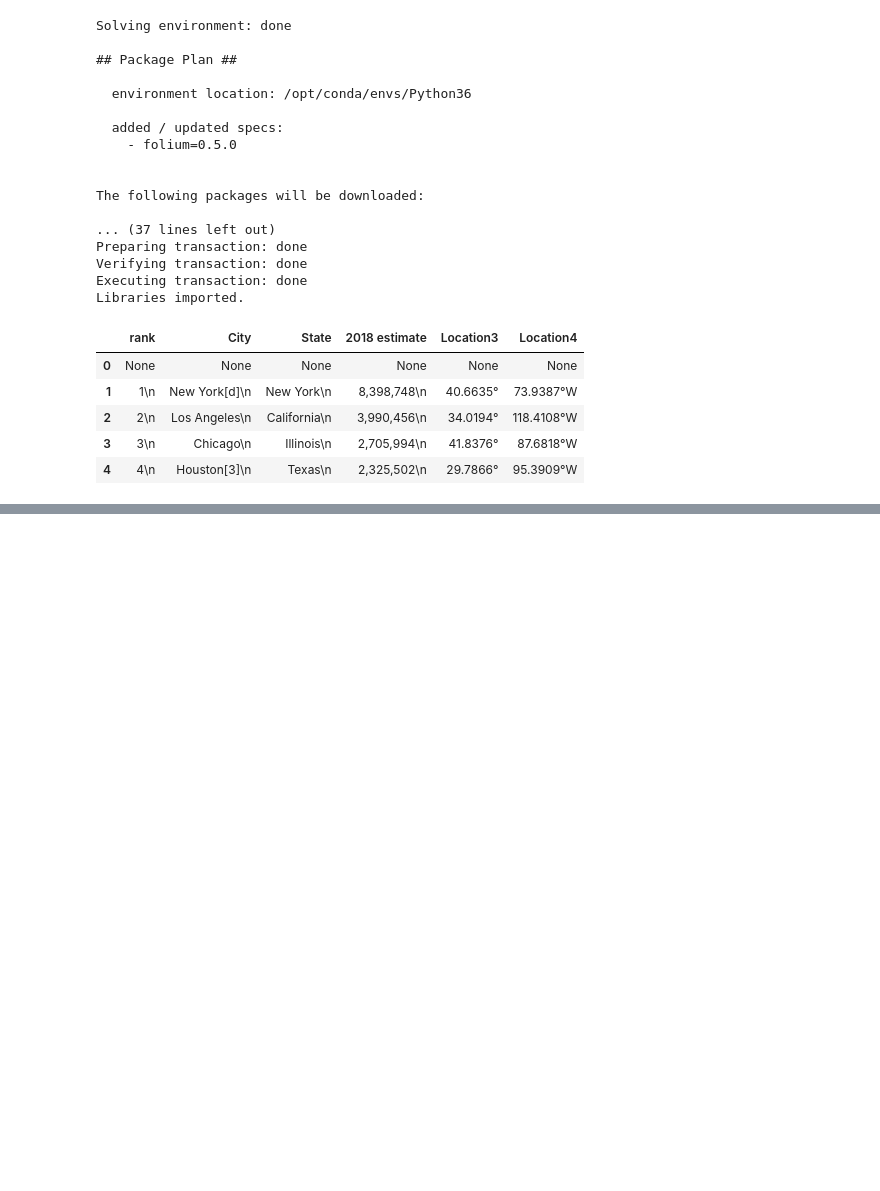
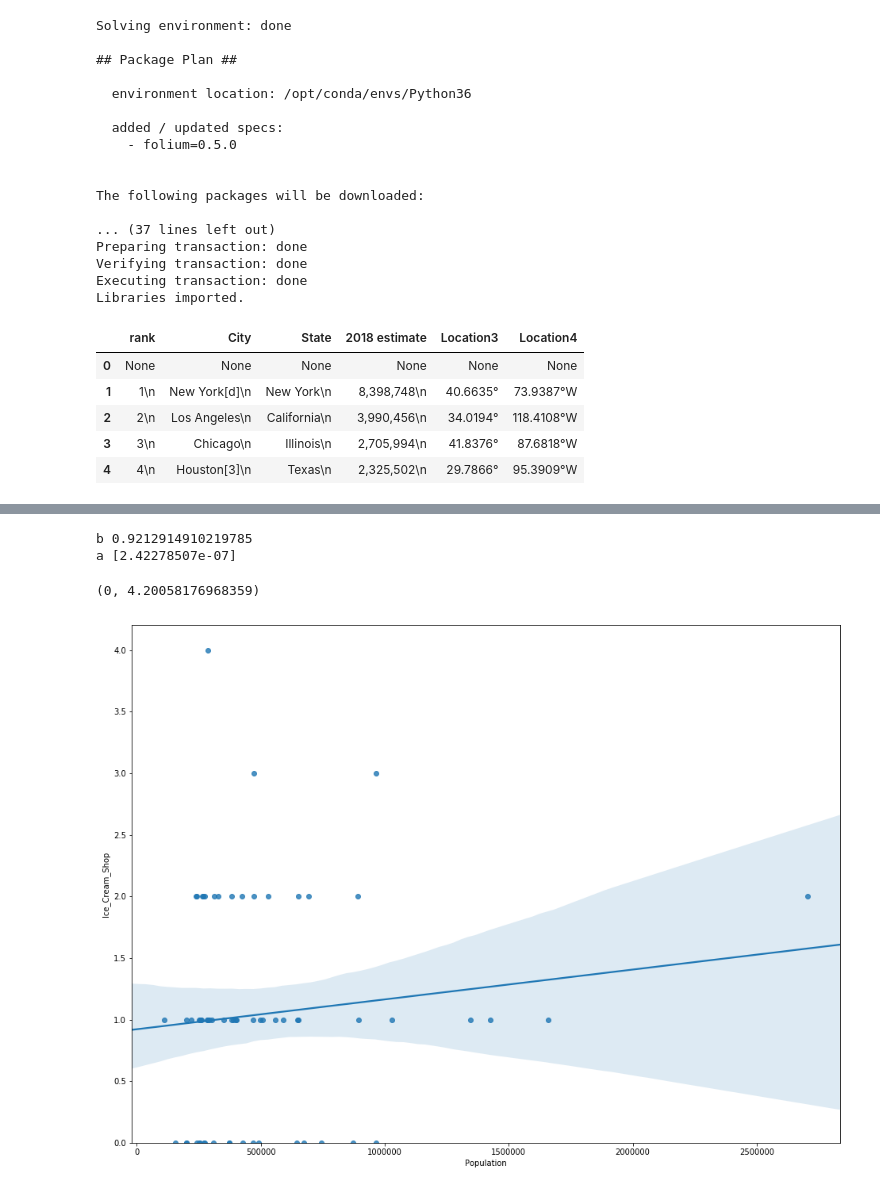
Before and after one commit to nili1975/Coursera_Capstone1, a Jupyter notebook: Capstone project week4.ipynb, the cells around one changed output, grey strips where cells are left out. Saved outputs shown, nothing was run; the diff lists cells and outputs as text; code cells hidden in the pictures; blank space fills up the shorter version.

```diff
--- a/Capstone project week4.ipynb
+++ b/Capstone project week4.ipynb
@@ -207,0 +331,18 @@ My_dataframe1.head()
+# %%
+
+X=My_dataframe[['Population']]
+Y=My_dataframe['Ice_Cream_Shop']
+lm.fit(X,Y)
+Yhat=lm.predict(X)
+print('b',lm.intercept_)
+print('a',lm.coef_)
+width=16
+height=12
+plt.figure(figsize=(width,height))
+sns.regplot(x='Population',y='Ice_Cream_Shop',data=My_dataframe)
+plt.ylim(0,)
+# %% [output]
+b 0.9212914910219785
+a [2.42278507e-07]
+(0, 4.20058176968359)
+[figure, added]
```
Also changed, not shown: parts of 23 cells of this notebook.
